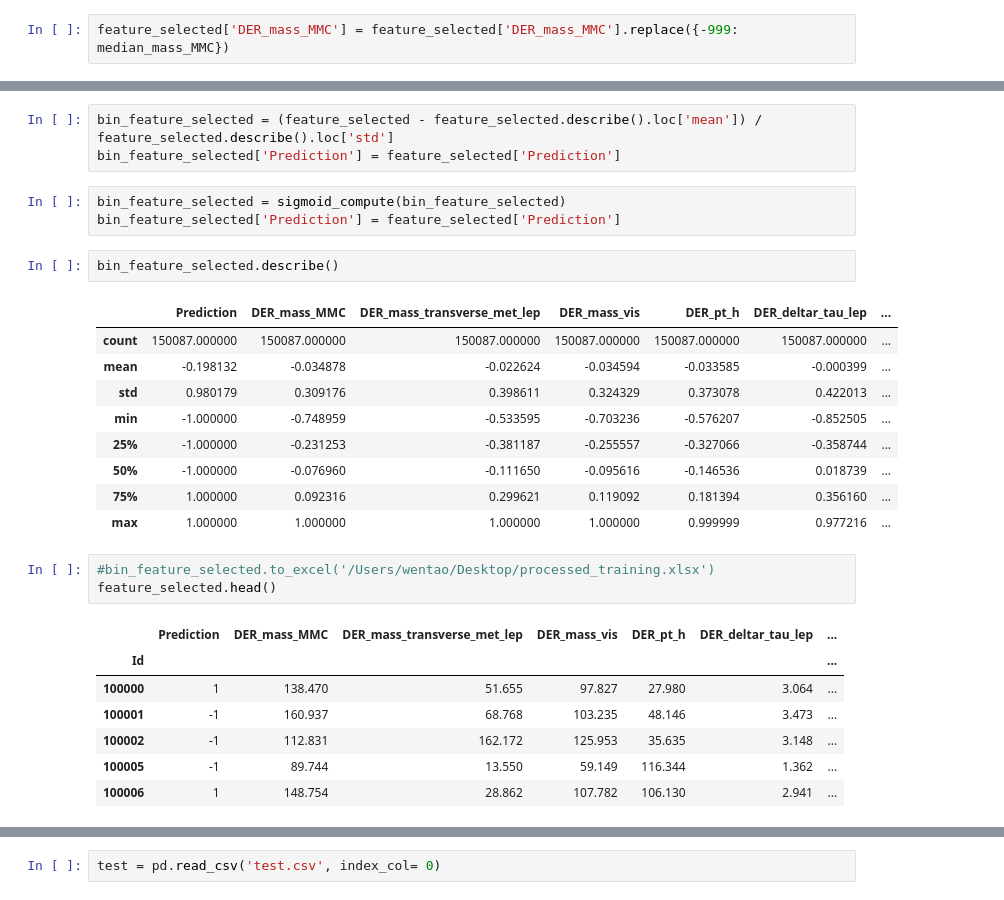
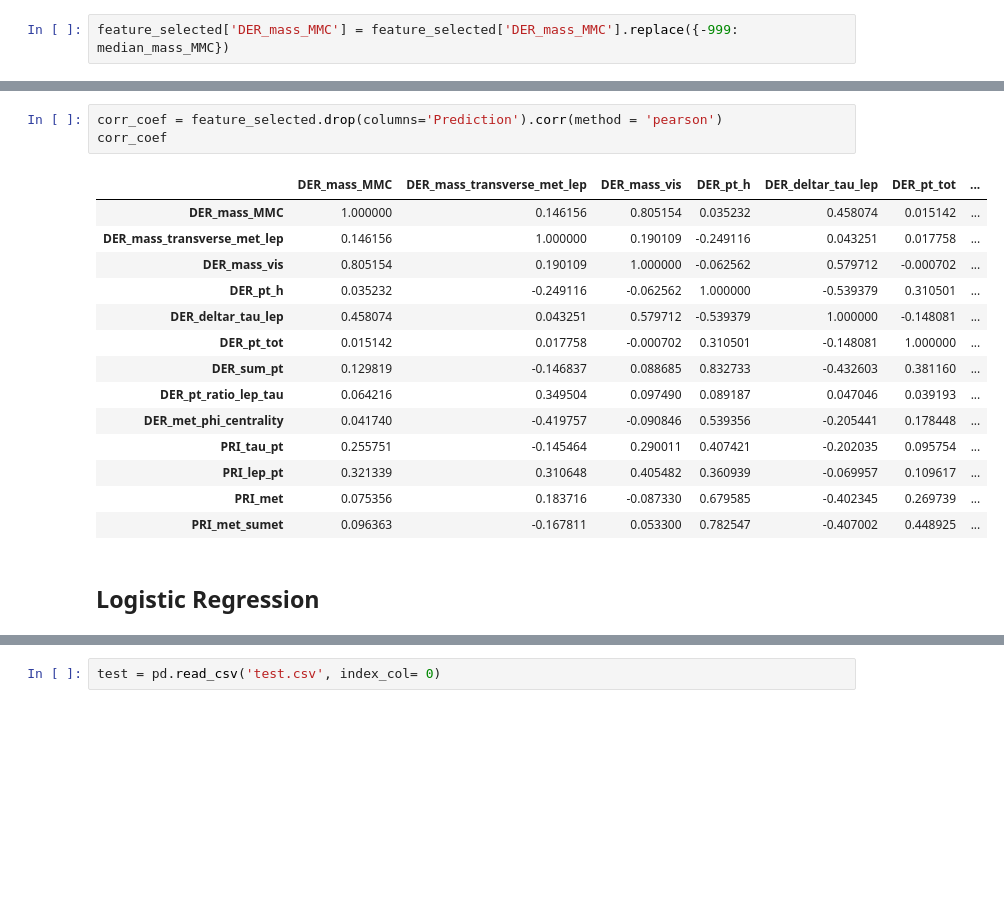
Before and after one commit to ownzonefeng/CS-433-Project1, a Jupyter notebook: Project1/Project1.ipynb, the cells around one changed output, grey strips where cells are left out. Saved outputs shown, nothing was run; the diff lists cells and outputs as text; blank space fills up the shorter version.

```diff
--- a/Project1/Project1.ipynb
+++ b/Project1/Project1.ipynb
@@ -95,32 +86,23 @@ feature_selected.describe()
-# %%
-bin_feature_selected = (feature_selected - feature_selected.describe().loc['mean']) / feature_selected.describe().loc['std']
-bin_feature_selected['Prediction'] = feature_selected['Prediction']
-# %%
-bin_feature_selected = sigmoid_compute(bin_feature_selected)
-bin_feature_selected['Prediction'] = feature_selected['Prediction']
-# %%
-bin_feature_selected.describe()
-# %% [output]
-|  | Prediction | DER_mass_MMC | DER_mass_transverse_met_lep | DER_mass_vis | DER_pt_h | DER_deltar_tau_lep | ... |
-| count | 150087.000000 | 150087.000000 | 150087.000000 | 150087.000000 | 150087.000000 | 150087.000000 | ... |
-| mean | -0.198132 | -0.034878 | -0.022624 | -0.034594 | -0.033585 | -0.000399 | ... |
-| std | 0.980179 | 0.309176 | 0.398611 | 0.324329 | 0.373078 | 0.422013 | ... |
-| min | -1.000000 | -0.748959 | -0.533595 | -0.703236 | -0.576207 | -0.852505 | ... |
-| 25% | -1.000000 | -0.231253 | -0.381187 | -0.255557 | -0.327066 | -0.358744 | ... |
-| 50% | -1.000000 | -0.076960 | -0.111650 | -0.095616 | -0.146536 | 0.018739 | ... |
-| 75% | 1.000000 | 0.092316 | 0.299621 | 0.119092 | 0.181394 | 0.356160 | ... |
-| max | 1.000000 | 1.000000 | 1.000000 | 1.000000 | 0.999999 | 0.977216 | ... |
-# %%
-#bin_feature_selected.to_excel('/Users/wentao/Desktop/processed_training.xlsx')
-feature_selected.head()
-# %% [output]
-|  | Prediction | DER_mass_MMC | DER_mass_transverse_met_lep | DER_mass_vis | DER_pt_h | DER_deltar_tau_lep | ... |
-| Id |  |  |  |  |  |  | ... |
-| 100000 | 1 | 138.470 | 51.655 | 97.827 | 27.980 | 3.064 | ... |
-| 100001 | -1 | 160.937 | 68.768 | 103.235 | 48.146 | 3.473 | ... |
-| 100002 | -1 | 112.831 | 162.172 | 125.953 | 35.635 | 3.148 | ... |
-| 100005 | -1 | 89.744 | 13.550 | 59.149 | 116.344 | 1.362 | ... |
-| 100006 | 1 | 148.754 | 28.862 | 107.782 | 106.130 | 2.941 | ... |
+# %%
+corr_coef = feature_selected.drop(columns='Prediction').corr(method = 'pearson')
+corr_coef
+# %% [output]
+|  | DER_mass_MMC | DER_mass_transverse_met_lep | DER_mass_vis | DER_pt_h | DER_deltar_tau_lep | DER_pt_tot | ... |
+| DER_mass_MMC | 1.000000 | 0.146156 | 0.805154 | 0.035232 | 0.458074 | 0.015142 | ... |
+| DER_mass_transverse_met_lep | 0.146156 | 1.000000 | 0.190109 | -0.249116 | 0.043251 | 0.017758 | ... |
+| DER_mass_vis | 0.805154 | 0.190109 | 1.000000 | -0.062562 | 0.579712 | -0.000702 | ... |
+| DER_pt_h | 0.035232 | -0.249116 | -0.062562 | 1.000000 | -0.539379 | 0.310501 | ... |
+| DER_deltar_tau_lep | 0.458074 | 0.043251 | 0.579712 | -0.539379 | 1.000000 | -0.148081 | ... |
+| DER_pt_tot | 0.015142 | 0.017758 | -0.000702 | 0.310501 | -0.148081 | 1.000000 | ... |
+| DER_sum_pt | 0.129819 | -0.146837 | 0.088685 | 0.832733 | -0.432603 | 0.381160 | ... |
+| DER_pt_ratio_lep_tau | 0.064216 | 0.349504 | 0.097490 | 0.089187 | 0.047046 | 0.039193 | ... |
+| DER_met_phi_centrality | 0.041740 | -0.419757 | -0.090846 | 0.539356 | -0.205441 | 0.178448 | ... |
+| PRI_tau_pt | 0.255751 | -0.145464 | 0.290011 | 0.407421 | -0.202035 | 0.095754 | ... |
+| PRI_lep_pt | 0.321339 | 0.310648 | 0.405482 | 0.360939 | -0.069957 | 0.109617 | ... |
+| PRI_met | 0.075356 | 0.183716 | -0.087330 | 0.679585 | -0.402345 | 0.269739 | ... |
+| PRI_met_sumet | 0.096363 | -0.167811 | 0.053300 | 0.782547 | -0.407002 | 0.448925 | ... |
+# %% [markdown]
+## Logistic Regression
 # %%
 X = feature_selected.drop(columns='Prediction')
 y = feature_selected['Prediction']
```
Also changed, not shown: parts of 10 cells of this notebook, 2 other files.
